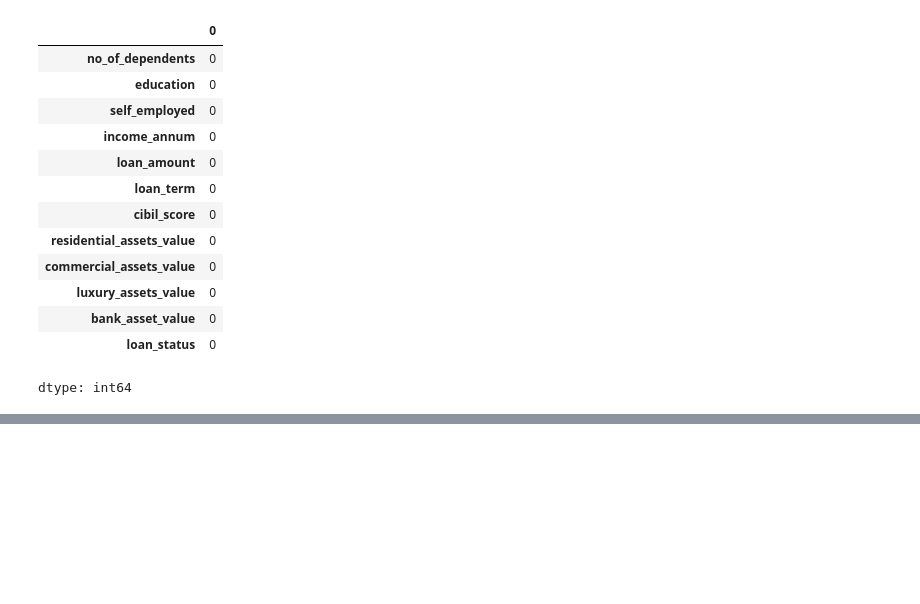
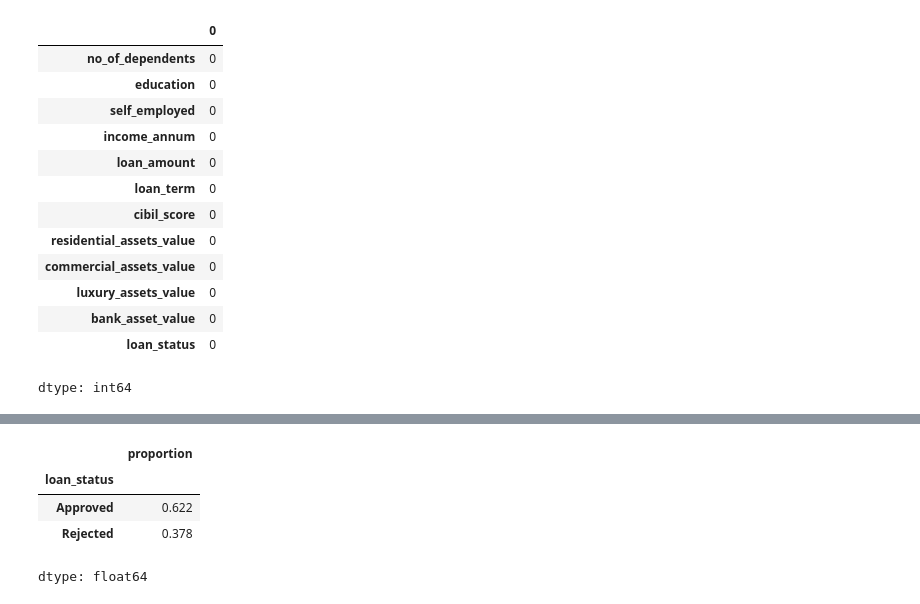
Before and after one commit to asmipandey18/Elevvo_Ml_Internship, a Jupyter notebook: task4_loan_approval_prediction/Loan_approval_prediction.ipynb, the cells around one changed output, grey strips where cells are left out. Saved outputs shown, nothing was run; the diff lists cells and outputs as text; code cells hidden in the pictures; blank space fills up the shorter version.

```diff
--- a/task4_loan_approval_prediction/Loan_approval_prediction.ipynb
+++ b/task4_loan_approval_prediction/Loan_approval_prediction.ipynb
@@ -92,0 +105,8 @@ dtype: int64
+# %%
+df["loan_status"].value_counts(normalize=True).round(3)
+# %% [output]
+|  | proportion |
+| loan_status |  |
+| Approved | 0.622 |
+| Rejected | 0.378 |
+dtype: float64
```
Also changed, not shown: parts of 5 cells of this notebook.
